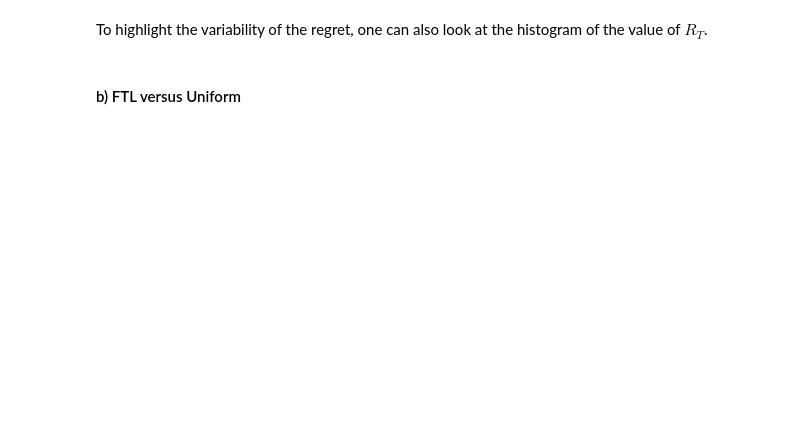
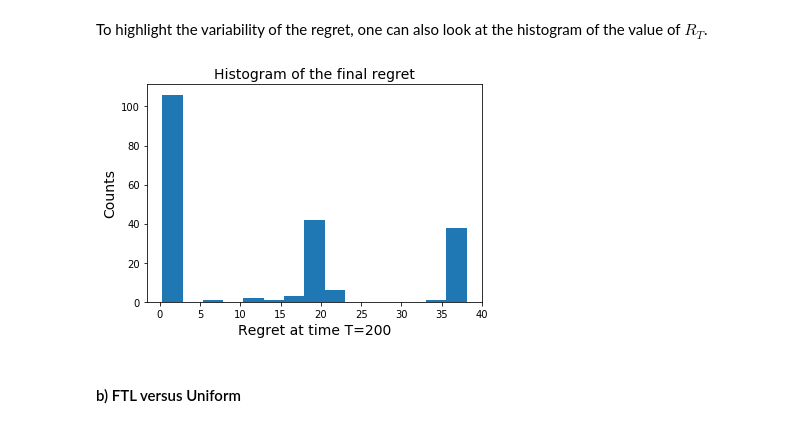
Before and after one commit to yfletberliac/rlss-2019, a Jupyter notebook: labs/MAB.Bandits_solution.ipynb, the cells around one changed output. Cells and saved outputs as stored; diff of their text form; code cells hidden in the pictures; blank space fills up the shorter version.

```diff
--- a/labs/MAB.Bandits_solution.ipynb
+++ b/labs/MAB.Bandits_solution.ipynb
@@ -174,3 +152,13 @@ plot_regret(learner2, bandit)
+# %%
+FinalRegret = Regret[:, len(tsave)-1]
+plt.clf()
+plt.xlabel("Regret at time T="+str(timeHorizon), fontsize=14)
+plt.ylabel("Counts", fontsize=14)
+plt.hist(FinalRegret, 15)
+plt.title("Histogram of the final regret", fontsize=14)
+plt.show()
+# %% [output]
+[figure, added]
 # %% [markdown]
 #### b) FTL versus Uniform
 # %%
```
Also changed, not shown: parts of 23 cells of this notebook.
